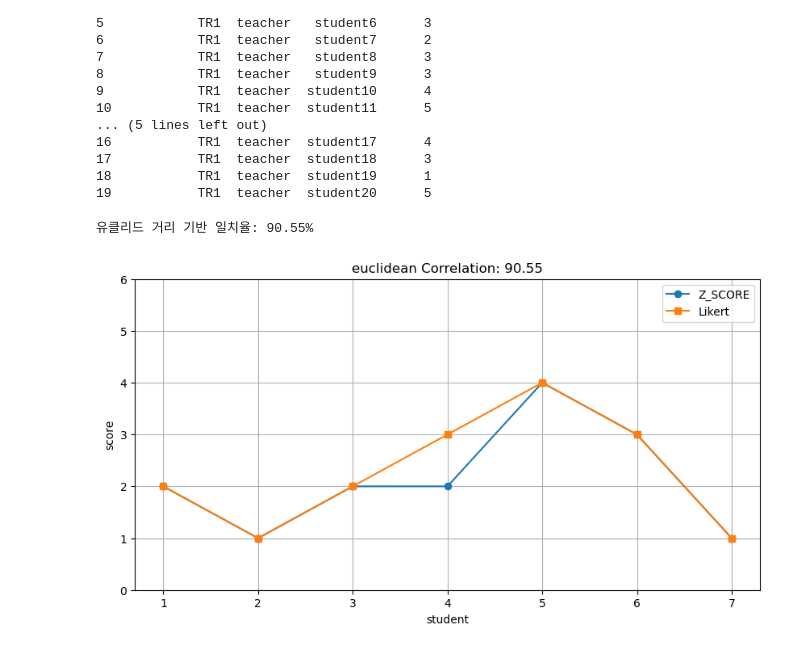
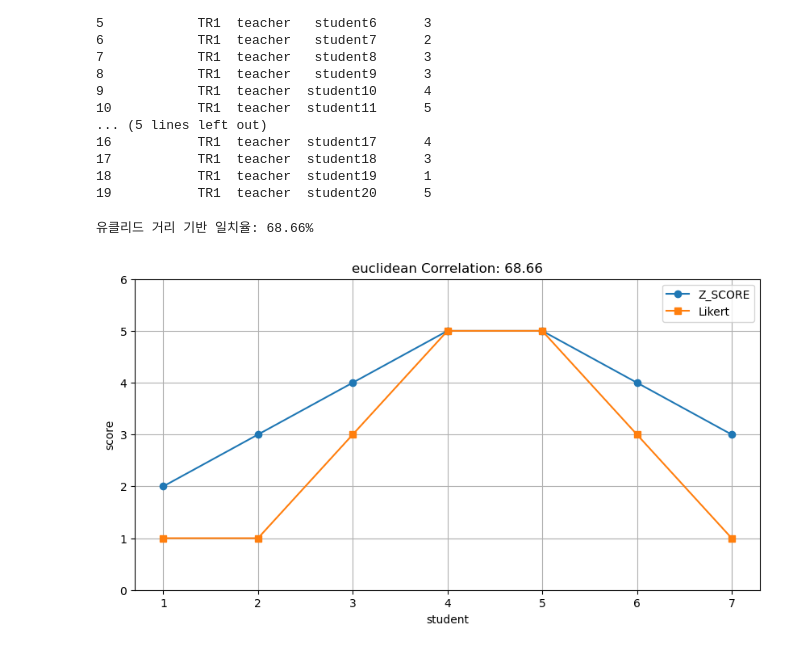
Before and after one commit to Byumin/peer, a Jupyter notebook: scoring.ipynb, the cells around one changed output. Cells and saved outputs as stored; diff of their text form; code cells hidden in the pictures.

```diff
--- a/scoring.ipynb
+++ b/scoring.ipynb
@@ -819,9 +819,9 @@ import numpy as np
 import scipy.stats as stats
 
 # 완벽일치+하나의 극단 케이스
-ratio = [2, 1, 2, 2, 4, 3, 1]
+ratio = [2, 3, 4, 5, 5, 4, 3]
 # likert = [0.02,0.05,0.10,0.16,0.33,0.34,0.05]
-likert = [2,1,2,3,4,3,1]
+likert = [1,1,3,5,5,3,1]
 '''
 # 일부일치+하나의 극단 케이스
 list_1 = [1,2,2,1,1,1,1,2,2]
@@ -831,35 +831,35 @@ list_1 = [1,2,2,1,3,1,1,2,2]
 list_2 = [3,4,2,3,5,3,3,4,4]
 '''
 
 # 유클리드 거리 계산
 euclidean_distance = np.sqrt(np.sum((np.array(ratio) - np.array(likert))**2))
 
 # 최대 유클리드 거리 계산 (최악의 경우: 한 리스트가 1, 다른 리스트가 5)
 max_euclidean_distance = np.sqrt(len(ratio) * (5 - 1) ** 2)
 
 # 유클리드 거리 기반 일치율 변환
 euclidean_agreement = (1 - (euclidean_distance / max_euclidean_distance)) * 100
 euclidean_agreement = max(0, euclidean_agreement)  # 음수가 나오지 않도록 보정
 
 # 결과 출력
 print(f"유클리드 거리 기반 일치율: {euclidean_agreement:.2f}%")
 
 # 그래프 그리기
 plt.figure(figsize=(10, 5))
 plt.plot(range(1, 8), ratio, marker='o', linestyle='-', label='Z_SCORE')
 plt.plot(range(1, 8), likert, marker='s', linestyle='-', label='Likert')
 
 plt.xlabel("student")
 plt.ylim(0, 6)
 plt.ylabel("score")
 plt.title(f"euclidean Correlation: {euclidean_agreement:.2f}")
 plt.legend()
 plt.grid(True)
 
 plt.show()
 # %% [output]
-유클리드 거리 기반 일치율: 90.55%
+유클리드 거리 기반 일치율: 68.66%
-[figure, old version]
+[figure, new version]
 # %%
 url = "https://raw.githubusercontent.com/Byumin/peer/refs/heads/item/student_point_df.csv"
 pn_df = pd.read_excel('송수초_4학년_1반.xlsx', sheet_name='PN4_7')
```
Also changed, not shown: 4 other files.
